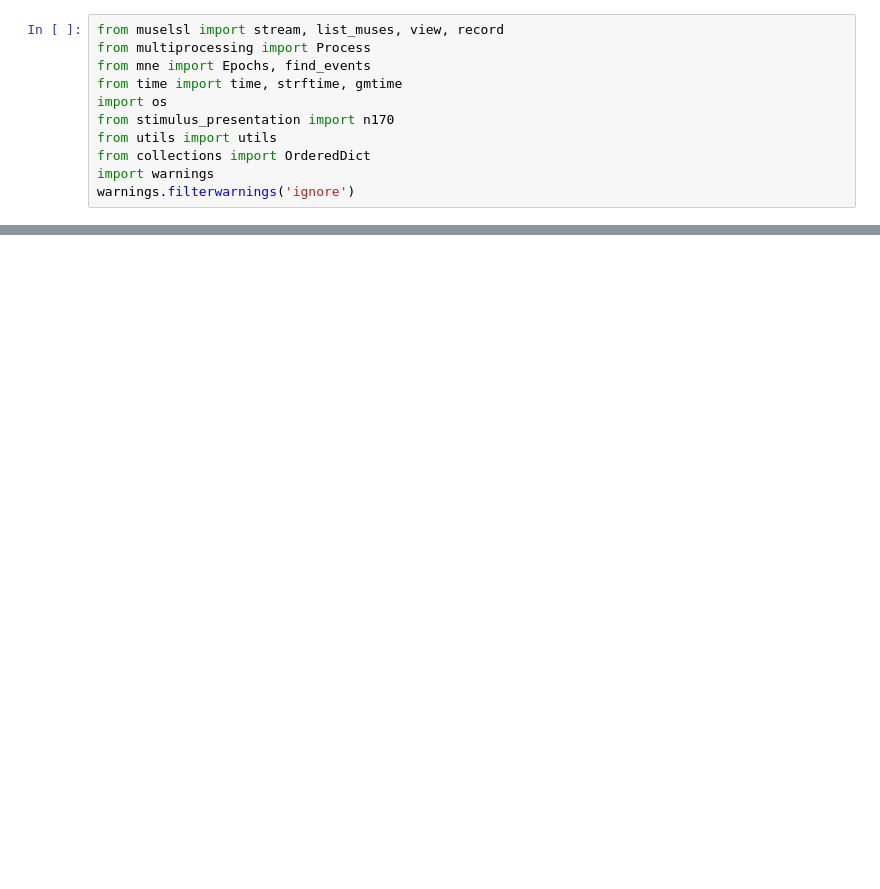
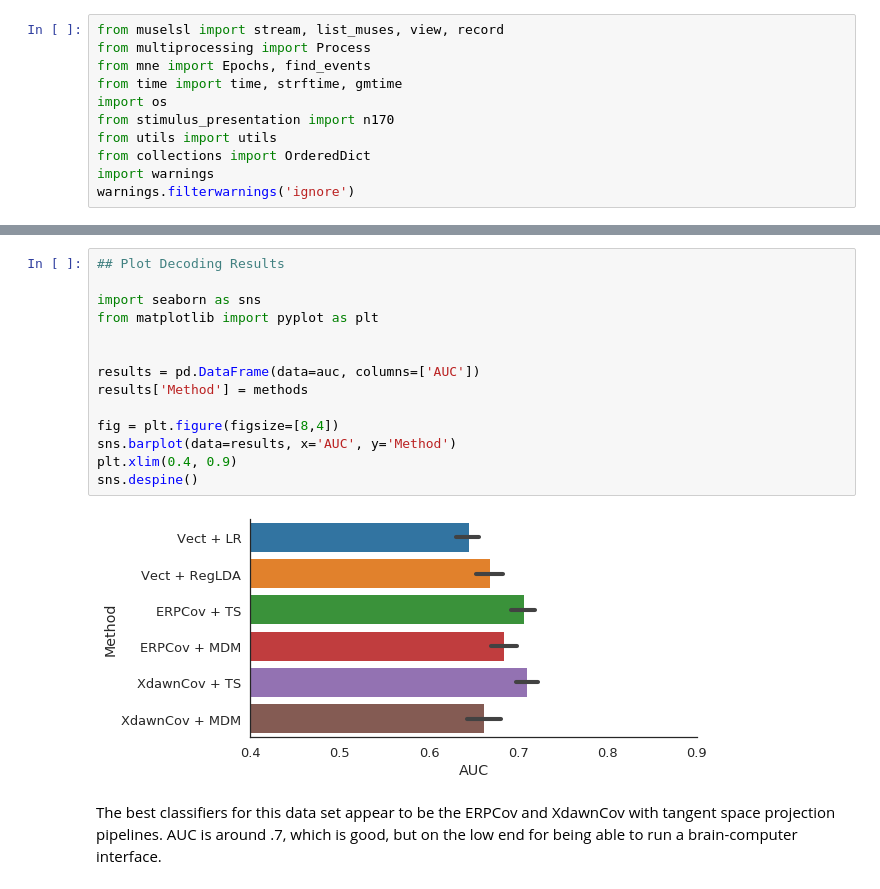
Before and after one commit to NeuroTechX/eeg-notebooks_v0.1, a Jupyter notebook: notebooks/N170.ipynb, the cells around one changed output, grey strips where cells are left out. Cells and saved outputs as stored; diff of their text form; blank space fills up the shorter version.

```diff
--- a/notebooks/N170.ipynb
+++ b/notebooks/N170.ipynb
@@ -160,0 +275,18 @@ fig, ax = utils.plot_conditions(epochs, conditions=conditions,
+# %%
+## Plot Decoding Results
+
+import seaborn as sns
+from matplotlib import pyplot as plt
+
+
+results = pd.DataFrame(data=auc, columns=['AUC'])
+results['Method'] = methods
+
+fig = plt.figure(figsize=[8,4])
+sns.barplot(data=results, x='AUC', y='Method')
+plt.xlim(0.4, 0.9)
+sns.despine()
+# %% [output]
+[figure, added]
+# %% [markdown]
+The best classifiers for this data set appear to be the ERPCov and XdawnCov with tangent space projection pipelines. AUC is around .7, which is good, but on the low end for being able to run a brain-computer interface.
```
Also changed, not shown: parts of 34 cells of this notebook, 1 other file.
